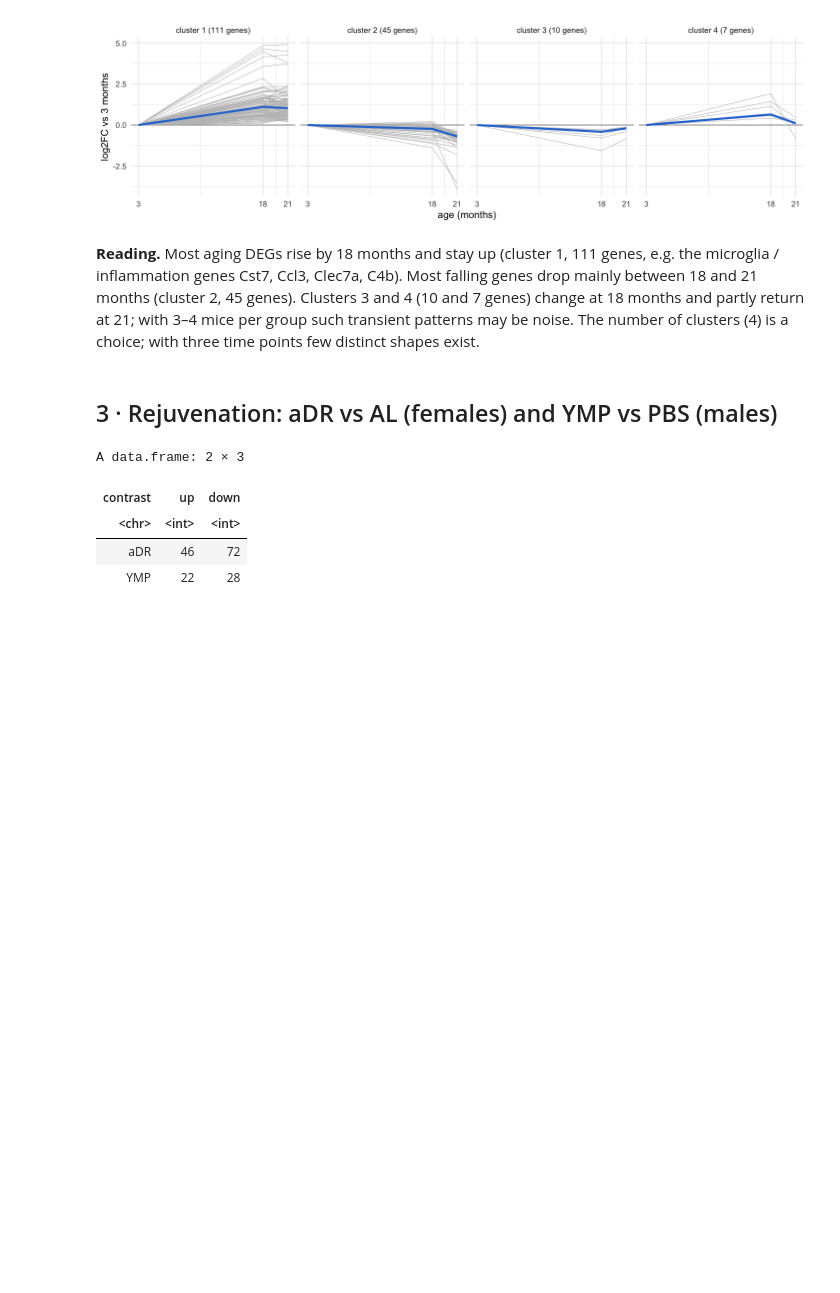
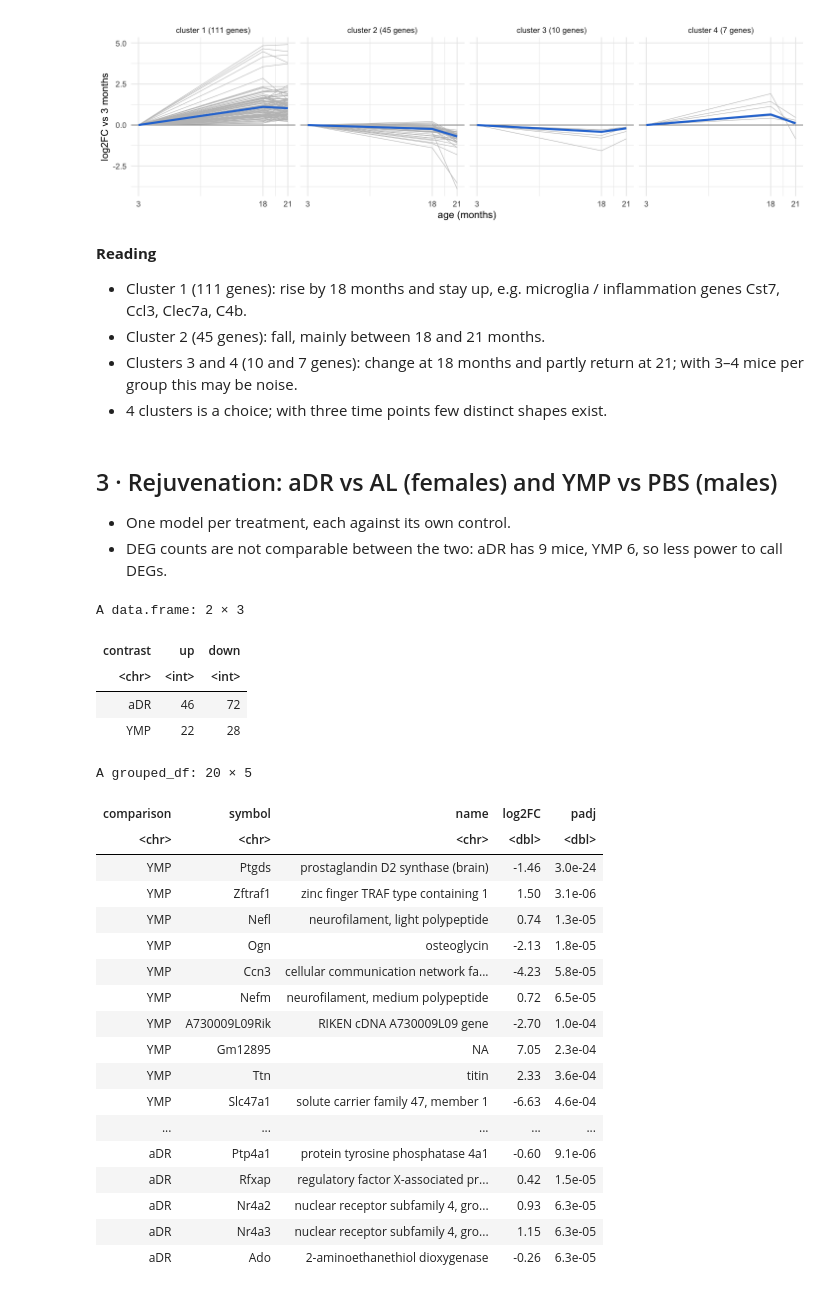
Before and after one commit to Jeffateth/RNAseq_aging, a Jupyter notebook: notebooks/03_differential_expression.ipynb, the cells around one changed output. Cells and saved outputs as stored; diff of their text form; code cells hidden in the pictures; blank space fills up the shorter version.

```diff
--- a/notebooks/03_differential_expression.ipynb
+++ b/notebooks/03_differential_expression.ipynb
@@ -140,9 +161,15 @@ deg_pattern_plot(pat)
 # %% [output]
 [figure]
 # %% [markdown]
-**Reading.** Most aging DEGs rise by 18 months and stay up (cluster 1, 111 genes, e.g. the microglia / inflammation genes Cst7, Ccl3, Clec7a, C4b). Most falling genes drop mainly between 18 and 21 months (cluster 2, 45 genes). Clusters 3 and 4 (10 and 7 genes) change at 18 months and partly return at 21; with 3–4 mice per group such transient patterns may be noise. The number of clusters (4) is a choice; with three time points few distinct shapes exist.
+**Reading**
+- Cluster 1 (111 genes): rise by 18 months and stay up, e.g. microglia / inflammation genes Cst7, Ccl3, Clec7a, C4b.
+- Cluster 2 (45 genes): fall, mainly between 18 and 21 months.
+- Clusters 3 and 4 (10 and 7 genes): change at 18 months and partly return at 21; with 3–4 mice per group this may be noise.
+- 4 clusters is a choice; with three time points few distinct shapes exist.
 # %% [markdown]
 ## 3 · Rejuvenation: aDR vs AL (females) and YMP vs PBS (males)
+- One model per treatment, each against its own control.
+- DEG counts are not comparable between the two: aDR has 9 mice, YMP 6, so less power to call DEGs.
 # %%
 # one DESeq2 model per treatment (each against its own control); counts of up / down DEGs
 s_adr <- samples %>% filter(group %in% c('AL', 'aDR')) %>% mutate(group = droplevels(group))
@@ -158,5 +185,28 @@ A data.frame: 2 × 3
 | <chr> | <int> | <int> |
 | aDR | 46 | 72 |
 | YMP | 22 | 28 |
+# %%
+# the 10 most significant DEGs per treatment, with gene name
+annotate_degs(rej) %>% group_by(comparison) %>% slice_min(padj, n = 10, with_ties = FALSE) %>% select(comparison, symbol, name, log2FC, padj)
+# %% [output]
+A grouped_df: 20 × 5
+| comparison | symbol | name | log2FC | padj |
+| <chr> | <chr> | <chr> | <dbl> | <dbl> |
+| YMP | Ptgds | prostaglandin D2 synthase (brain) | -1.46 | 3.0e-24 |
+| YMP | Zftraf1 | zinc finger TRAF type containing 1 | 1.50 | 3.1e-06 |
+| YMP | Nefl | neurofilament, light polypeptide | 0.74 | 1.3e-05 |
+| YMP | Ogn | osteoglycin | -2.13 | 1.8e-05 |
+| YMP | Ccn3 | cellular communication network fa... | -4.23 | 5.8e-05 |
+| YMP | Nefm | neurofilament, medium polypeptide | 0.72 | 6.5e-05 |
+| YMP | A730009L09Rik | RIKEN cDNA A730009L09 gene | -2.70 | 1.0e-04 |
+| YMP | Gm12895 | NA | 7.05 | 2.3e-04 |
+| YMP | Ttn | titin | 2.33 | 3.6e-04 |
+| YMP | Slc47a1 | solute carrier family 47, member 1 | -6.63 | 4.6e-04 |
+| ... | ... | ... | ... | ... |
+| aDR | Ptp4a1 | protein tyrosine phosphatase 4a1 | -0.60 | 9.1e-06 |
+| aDR | Rfxap | regulatory factor X-associated pr... | 0.42 | 1.5e-05 |
+| aDR | Nr4a2 | nuclear receptor subfamily 4, gro... | 0.93 | 6.3e-05 |
+| aDR | Nr4a3 | nuclear receptor subfamily 4, gro... | 1.15 | 6.3e-05 |
+| aDR | Ado | 2-aminoethanethiol dioxygenase | -0.26 | 6.3e-05 |
 # %% [markdown]
 ## 4 · Save
```
Also changed, not shown: parts of 15 cells of this notebook, 13 other files.
